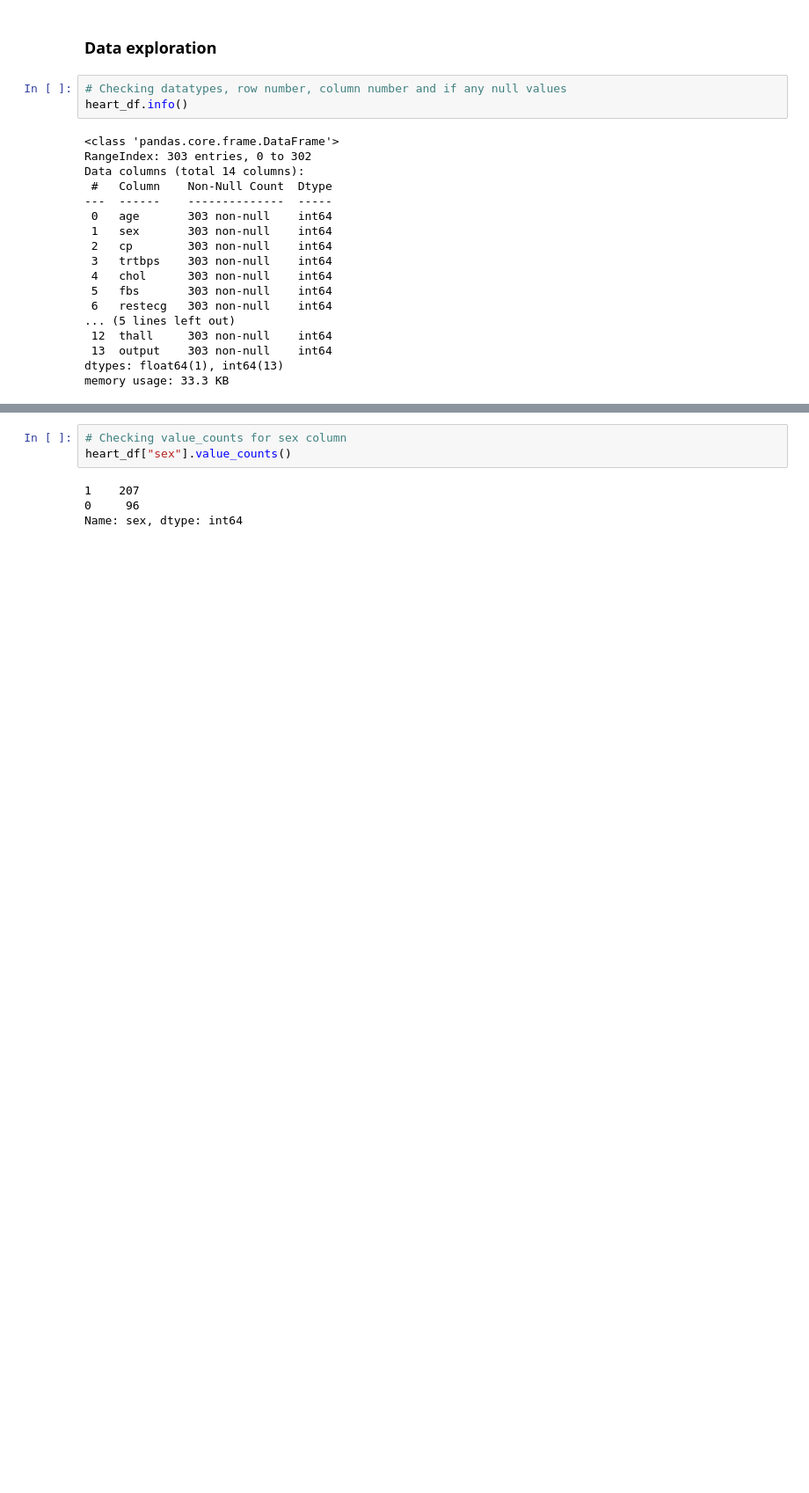
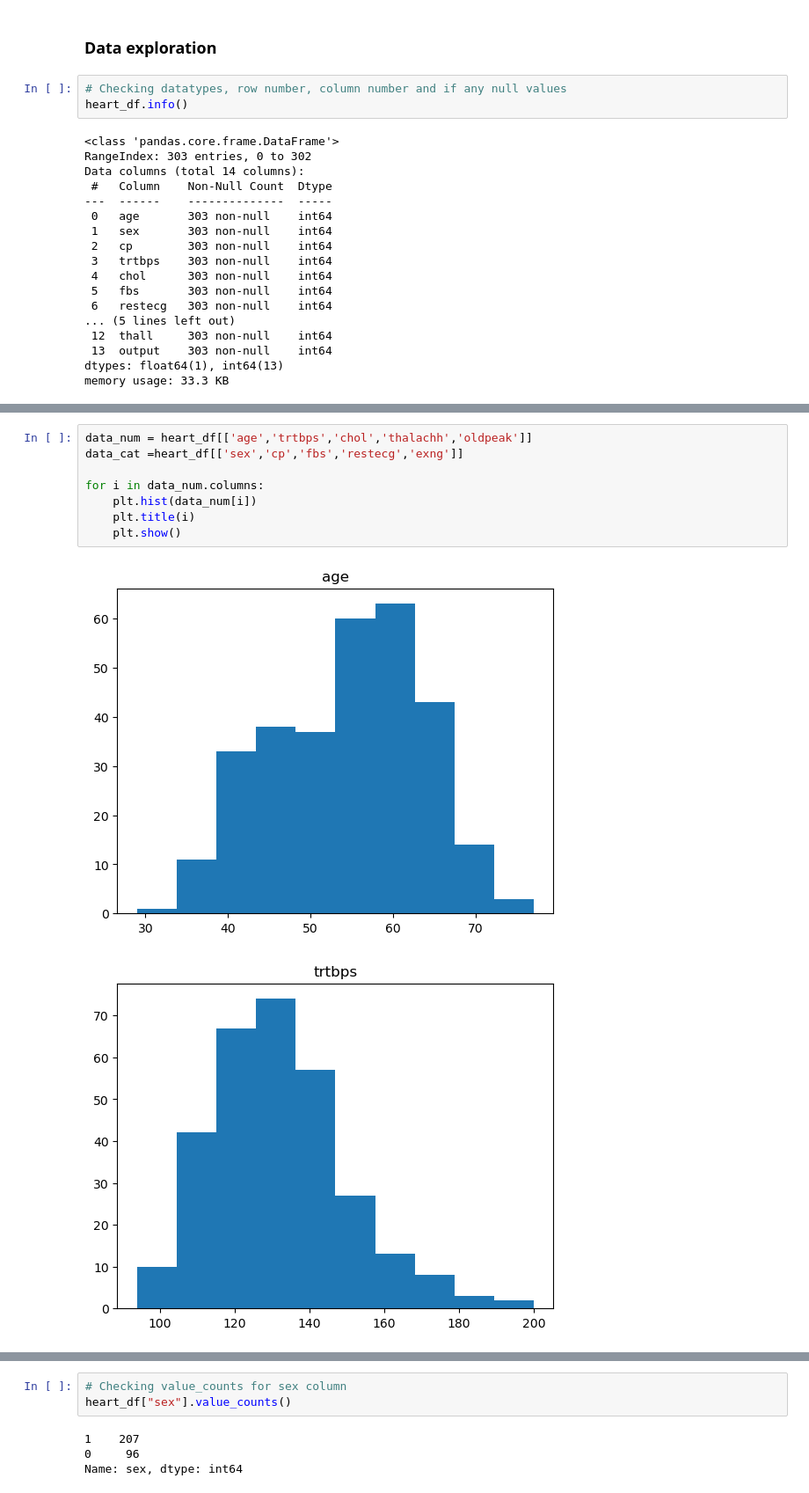
Before and after one commit to SandraBotica/ML_Project_4, a Jupyter notebook: heart.ipynb, the cells around one changed output, grey strips where cells are left out. Shown: that part at 88% size. Cells and saved outputs as stored; diff of their text form; blank space fills up the shorter version.

```diff
--- a/heart.ipynb
+++ b/heart.ipynb
@@ -62,0 +47,11 @@ heart_df.describe()
+# %%
+data_num = heart_df[['age','trtbps','chol','thalachh','oldpeak']]
+data_cat =heart_df[['sex','cp','fbs','restecg','exng']]
+
+for i in data_num.columns:
+    plt.hist(data_num[i])
+    plt.title(i)
+    plt.show()
+# %% [output]
+[figure, added]
+[figure, added]
```
Also changed, not shown: parts of 76 cells of this notebook.
